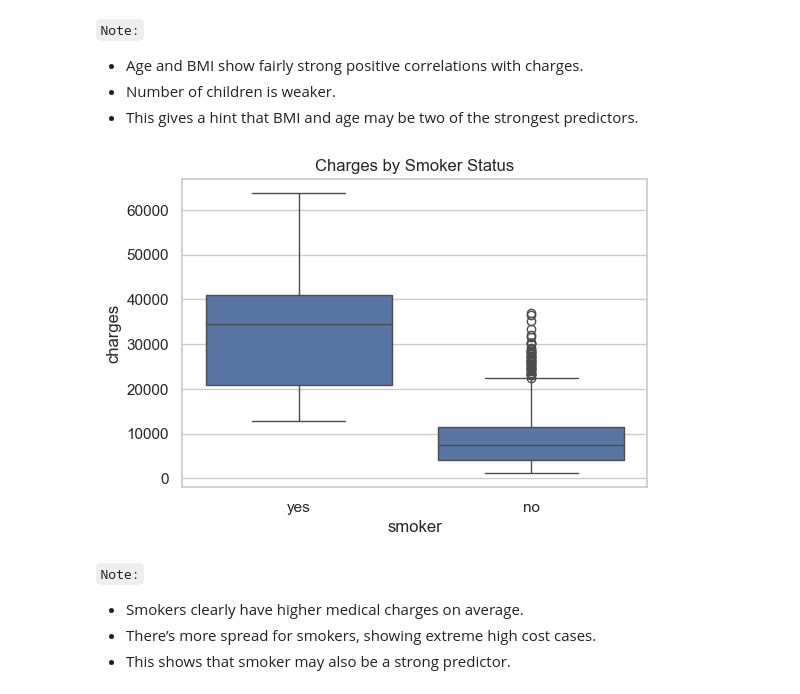
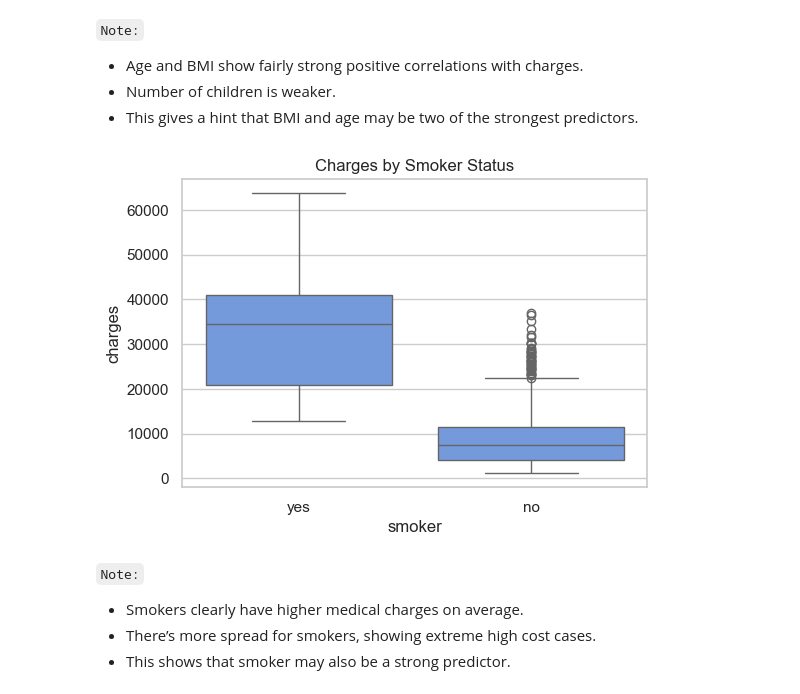
Before and after one commit to abeaderstadt/ml_regression_beaderstadt, a Jupyter notebook: regression_beaderstadt.ipynb, the cells around one changed output. Cells and saved outputs as stored; diff of their text form; code cells hidden in the pictures.

```diff
--- a/regression_beaderstadt.ipynb
+++ b/regression_beaderstadt.ipynb
@@ -193,13 +193,13 @@ plt.show()
 # %%
 # ------------------------------
 # Boxplot of charges by smoker status
 # ------------------------------
 plt.figure(figsize=(6,4))
-sns.boxplot(x='smoker', y='charges', data=df)
+sns.boxplot(x='smoker', y='charges', data=df, color="cornflowerblue")
 plt.title("Charges by Smoker Status")
 plt.show()
 # %% [output]
-[figure, old version]
+[figure, new version]
 # %% [markdown]
 `Note:`<br>
 - Smokers clearly have higher medical charges on average.
```
Also changed, not shown: parts of 3 cells of this notebook.
